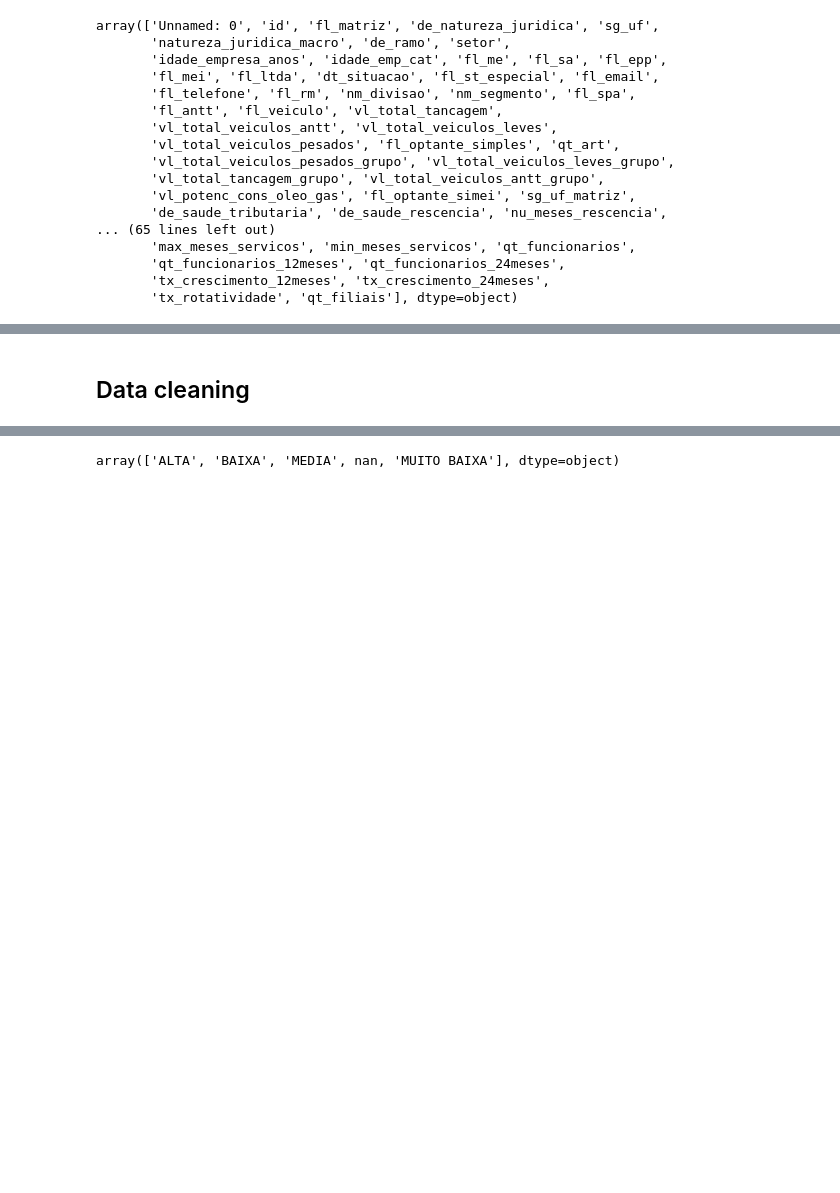
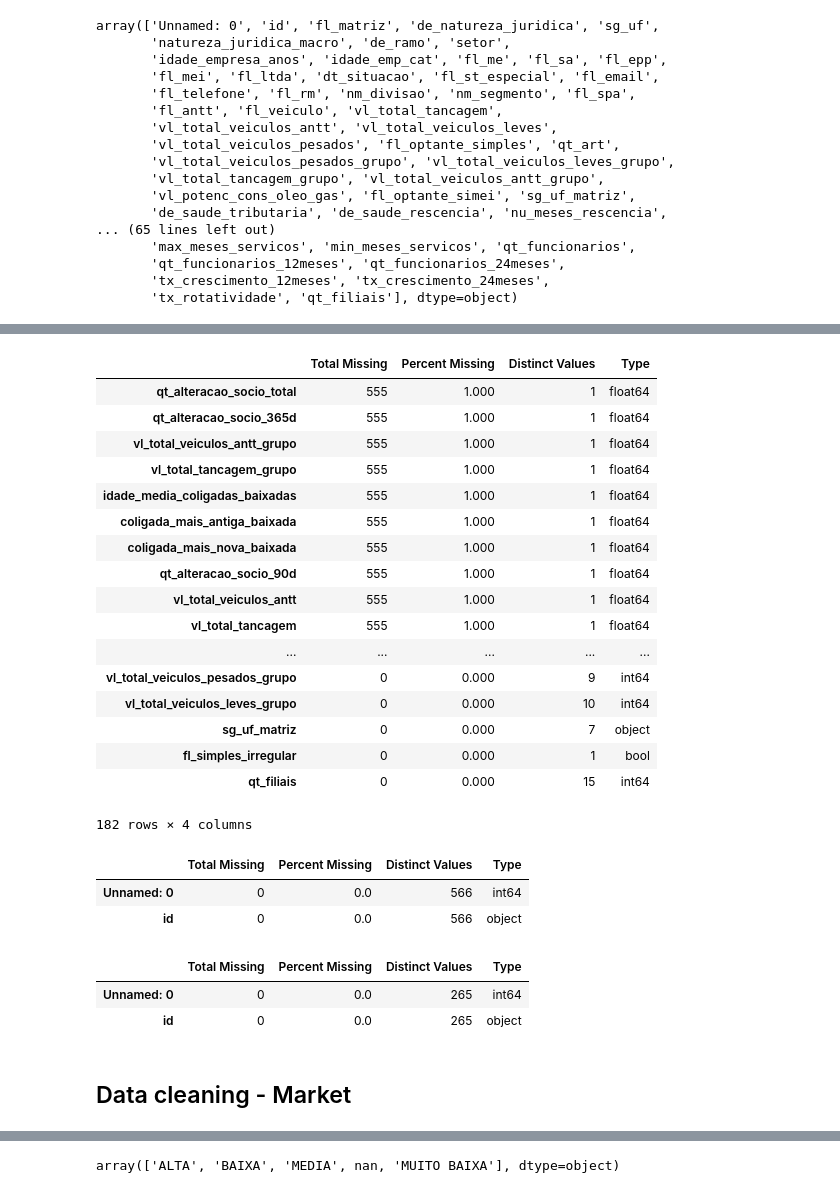
Before and after one commit to codenation-dev/squad-6-ad-data-science-1, a Jupyter notebook: analysis/eda.ipynb, the cells around one changed output, grey strips where cells are left out. Saved outputs shown, nothing was run; the diff lists cells and outputs as text; code cells hidden in the pictures; blank space fills up the shorter version.

```diff
--- a/analysis/eda.ipynb
+++ b/analysis/eda.ipynb
@@ -51,5 +69,83 @@ Wall time: 0 ns
+# %%
+# code from rocketchat @matheus
+def get_metadata(df, features=None):
+    df = df.copy()
+    if features is None:
+        features = list(df.columns)
+
+    total_missing = df[features].isnull().sum()
+    percent_missing = (df[features].isnull().sum()/df[features].isnull().count()).round(3)
+    distinct_values = df.nunique(dropna=False)
+    types = df.dtypes
+    meta_data = pd.concat([total_missing, percent_missing, distinct_values, types],
+                          axis=1, keys=['Total Missing', 'Percent Missing', 'Distinct Values', 'Type'])
+    return meta_data.sort_values('Percent Missing', ascending=False)
+
+portfolio1_data = get_metadata(df_portfolio1)
+portfolio1_data
+# %% [output]
+|  | Total Missing | Percent Missing | Distinct Values | Type |
+| qt_alteracao_socio_total | 555 | 1.000 | 1 | float64 |
+| qt_alteracao_socio_365d | 555 | 1.000 | 1 | float64 |
+| vl_total_veiculos_antt_grupo | 555 | 1.000 | 1 | float64 |
+| vl_total_tancagem_grupo | 555 | 1.000 | 1 | float64 |
+| idade_media_coligadas_baixadas | 555 | 1.000 | 1 | float64 |
+| coligada_mais_antiga_baixada | 555 | 1.000 | 1 | float64 |
+| coligada_mais_nova_baixada | 555 | 1.000 | 1 | float64 |
+| qt_alteracao_socio_90d | 555 | 1.000 | 1 | float64 |
+| vl_total_veiculos_antt | 555 | 1.000 | 1 | float64 |
+| vl_total_tancagem | 555 | 1.000 | 1 | float64 |
+| ... | ... | ... | ... | ... |
+| vl_total_veiculos_pesados_grupo | 0 | 0.000 | 9 | int64 |
+| vl_total_veiculos_leves_grupo | 0 | 0.000 | 10 | int64 |
+| sg_uf_matriz | 0 | 0.000 | 7 | object |
+| fl_simples_irregular | 0 | 0.000 | 1 | bool |
+| qt_filiais | 0 | 0.000 | 15 | int64 |
+182 rows × 4 columns
+# %%
+# code from rocketchat @matheus
+def get_metadata(df, features=None):
+    df = df.copy()
+    if features is None:
+        features = list(df.columns)
+
+    total_missing = df[features].isnull().sum()
+    percent_missing = (df[features].isnull().sum()/df[features].isnull().count()).round(3)
+    distinct_values = df.nunique(dropna=False)
+    types = df.dtypes
+    meta_data = pd.concat([total_missing, percent_missing, distinct_values, types],
+                          axis=1, keys=['Total Missing', 'Percent Missing', 'Distinct Values', 'Type'])
+    return meta_data.sort_values('Percent Missing', ascending=False)
+
+portfolio2_data = get_metadata(df_portfolio2)
+portfolio2_data
+# %% [output]
+|  | Total Missing | Percent Missing | Distinct Values | Type |
+| Unnamed: 0 | 0 | 0.0 | 566 | int64 |
+| id | 0 | 0.0 | 566 | object |
+# %%
+# code from rocketchat @matheus
+def get_metadata(df, features=None):
+    df = df.copy()
+    if features is None:
+        features = list(df.columns)
+
+    total_missing = df[features].isnull().sum()
+    percent_missing = (df[features].isnull().sum()/df[features].isnull().count()).round(3)
+    distinct_values = df.nunique(dropna=False)
+    types = df.dtypes
+    meta_data = pd.concat([total_missing, percent_missing, distinct_values, types],
+                          axis=1, keys=['Total Missing', 'Percent Missing', 'Distinct Values', 'Type'])
+    return meta_data.sort_values('Percent Missing', ascending=False)
+
+portfolio3_data = get_metadata(df_portfolio3)
+portfolio3_data
+# %% [output]
+|  | Total Missing | Percent Missing | Distinct Values | Type |
+| Unnamed: 0 | 0 | 0.0 | 265 | int64 |
+| id | 0 | 0.0 | 265 | object |
 # %% [markdown]
-## Data cleaning
+## Data cleaning - Market
 # %%
 # Ajusting some features from market
 features = [
```
Also changed, not shown: parts of 3 cells of this notebook.
